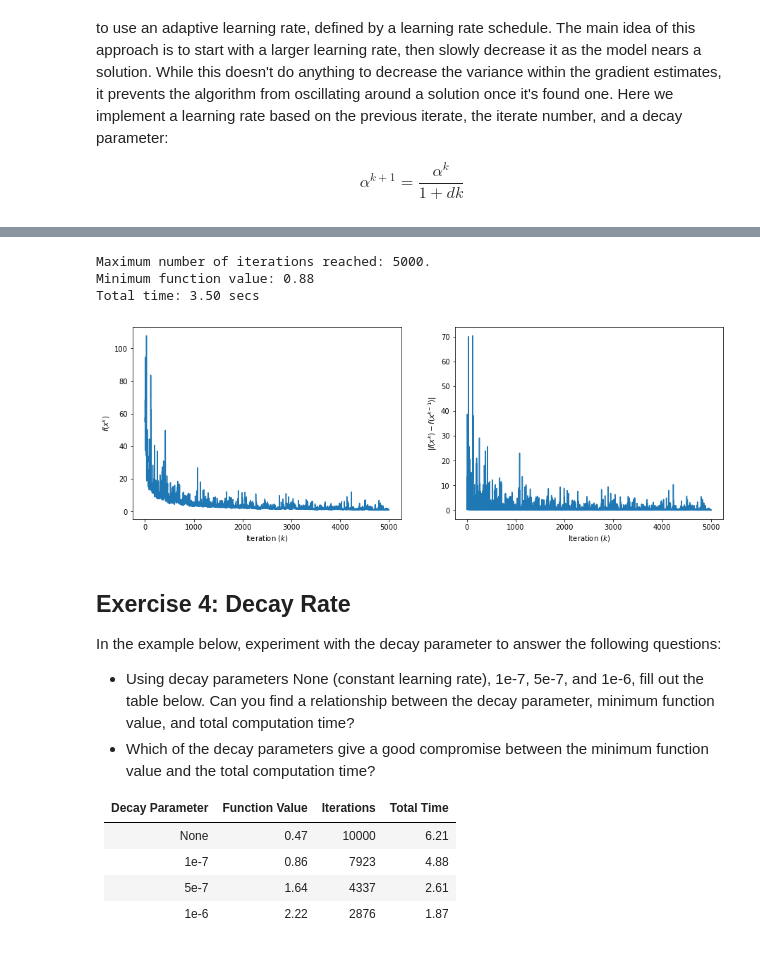
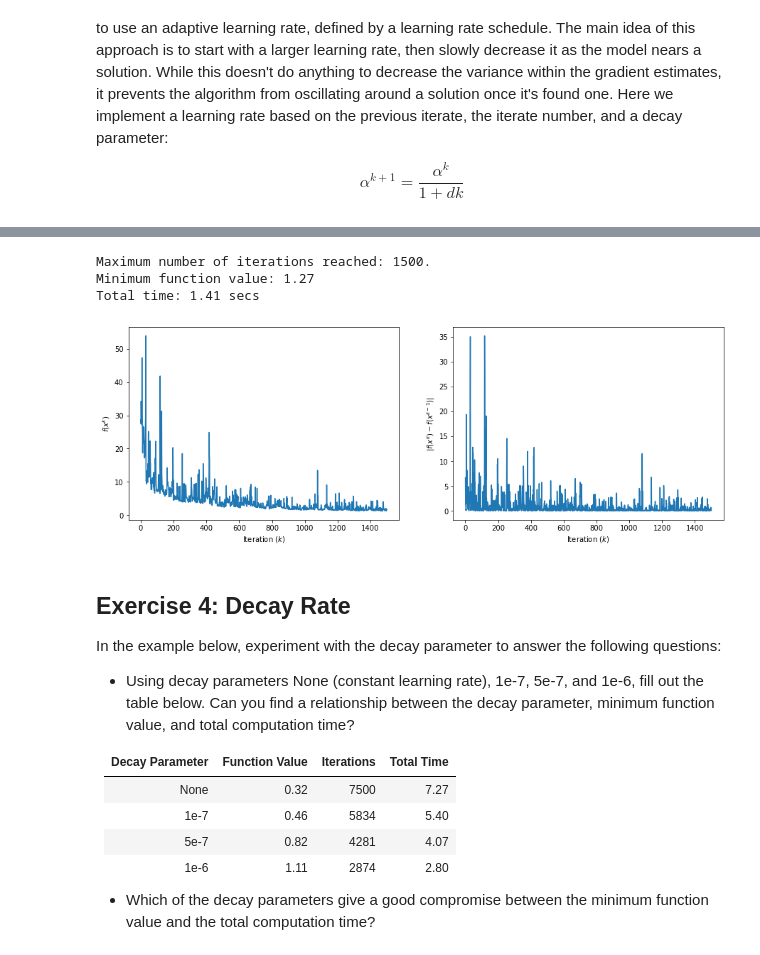
Before and after one commit to UW-AMO/neurohackademy, a Jupyter notebook: notebooks/Part1-IterativeMethods.ipynb, the cells around one changed output, grey strips where cells are left out. Cells and saved outputs as stored; diff of their text form; code cells hidden in the pictures.

```diff
--- a/notebooks/Part1-IterativeMethods.ipynb
+++ b/notebooks/Part1-IterativeMethods.ipynb
@@ -209,26 +219,27 @@ Batch Size | Function Value | Iterations | Total Time
 A = np.load('../data/train_images.npy')
 y = np.load('../data/train_labels.npy')
 # %%
-batch_size = 1 # modify this variable
-results = utils.stochastic_descent(A, y, batch_size=batch_size, learning_rate=5e-3, max_iter=5000)
+batch_size = 1; max_iter = 1500 # modify these variables
+results = utils.stochastic_descent(A, y, batch_size=batch_size, max_iter=max_iter, learning_rate=1e-2)
 utils.plot_sgd(results)
 # %% [output]
-Maximum number of iterations reached: 5000.
-Minimum function value: 0.88
-Total time: 3.50 secs
+Maximum number of iterations reached: 1500.
+Minimum function value: 1.27
+Total time: 1.41 secs
-[figure, old version]
+[figure, new version]
 # %% [markdown]
 ## Exercise 4: Decay Rate
 
 In the example below, experiment with the decay parameter to answer the following questions:
 * Using decay parameters None (constant learning rate), 1e-7, 5e-7, and 1e-6, fill out the table below. Can you find a relationship between the decay parameter, minimum function value, and total computation time?
-* Which of the decay parameters give a good compromise between the minimum function value and the total computation time?
 
 Decay Parameter | Function Value | Iterations | Total Time
 -|-|-|-
-None | 0.47 | 10000 | 6.21
-1e-7 | 0.86 | 7923 | 4.88
-5e-7 | 1.64 | 4337 | 2.61
-1e-6 | 2.22 | 2876 | 1.87
+None | 0.32 | 7500 | 7.27
+1e-7 | 0.46 | 5834 | 5.40
+5e-7 | 0.82 | 4281 | 4.07
+1e-6 | 1.11 | 2874 | 2.80
+
+* Which of the decay parameters give a good compromise between the minimum function value and the total computation time?
 # %%
 decay = None # modify this variable
```
Also changed, not shown: parts of 3 cells of this notebook, 1 other file.
